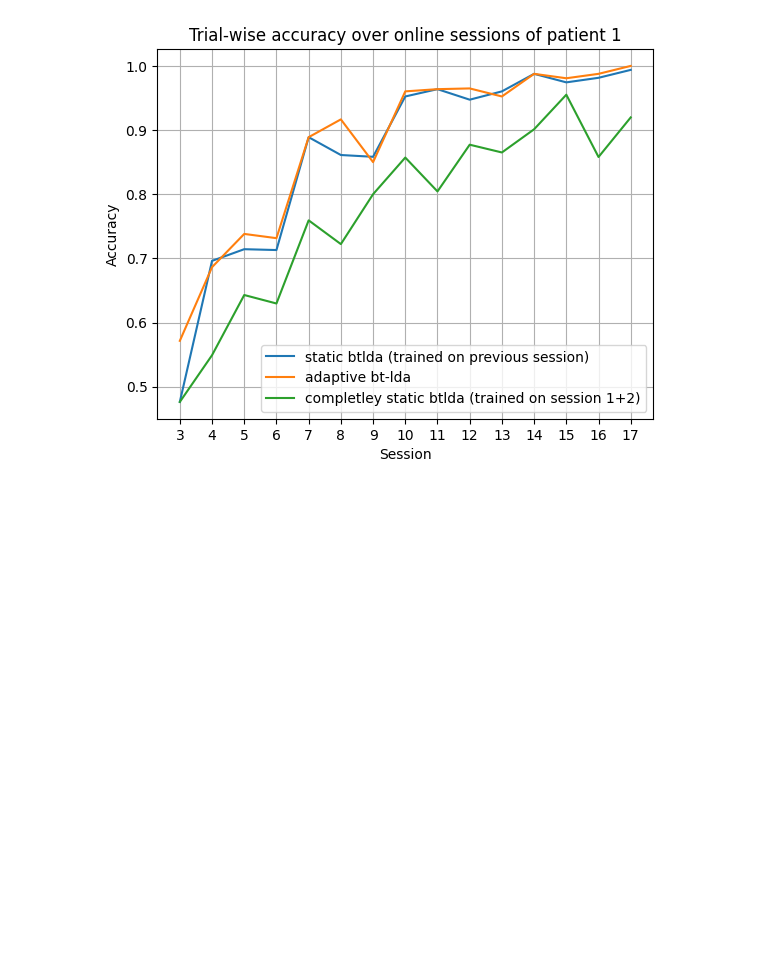
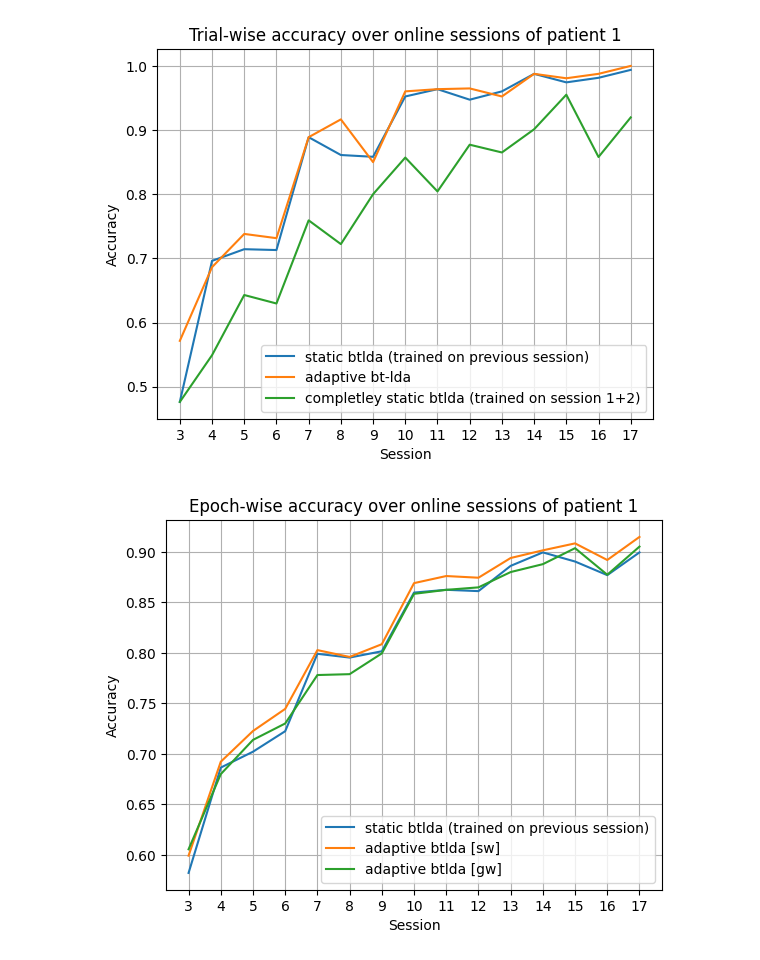
Before and after one commit to sozraheem/thesis_2025, a Jupyter notebook: ERP_analysis_code/patient_pipeline/results/results.ipynb, the cells around one changed output. Cells and saved outputs as stored; diff of their text form; code cells hidden in the pictures; blank space fills up the shorter version.

```diff
--- a/ERP_analysis_code/patient_pipeline/results/results.ipynb
+++ b/ERP_analysis_code/patient_pipeline/results/results.ipynb
@@ -15,5 +15,7 @@ with open('exp2_performances_p1.pkl', 'rb') as f:
     exp2_performances = pickle.load(f)
 with open('performances_p1_new.pkl', 'rb') as f:
     performances_new = pickle.load(f)
+with open('performances_p3_incomplete.pkl', 'rb') as f:
+    performances_p3_incomplete = pickle.load(f)
 # %%
 print(exp2_performances.keys())
@@ -127,3 +131,94 @@ plt.show()
 # %% [output]
 [figure]
 [figure]
+# %%
+with open('p1_exp3_performances.pkl', 'rb') as f:
+    p1_exp3_performances = pickle.load(f)
+# %%
+### Epoch-wise accuracy
+# static - trained on previous session
+ews_adaptive_gw_lda = np.zeros(15)
+ews_adaptive_gw_slda = np.zeros(15)
+ews_adaptive_gw_btlda = np.zeros(15)
+
+session = 3
+
+for i in range(15):
+    ews_adaptive_gw_lda[i] = p1_exp3_performances.get(f'exp3_p{session}_adaptive_gw').get('epoch-wise').get('lda')
+    ews_adaptive_gw_slda[i] = p1_exp3_performances.get(f'exp3_p{session}_adaptive_gw').get('epoch-wise').get('slda')
+    ews_adaptive_gw_btlda[i] = p1_exp3_performances.get(f'exp3_p{session}_adaptive_gw').get('epoch-wise').get('btlda')
+    session+=1
+
+### Trial-wise accuracy
+# adaptive - sliding window
+tws_adaptive_gw_lda = np.zeros(15)
+tws_adaptive_gw_slda = np.zeros(15)
+tws_adaptive_gw_btlda = np.zeros(15)
+
+session = 3
+
+for i in range(15):
+    tws_adaptive_gw_lda[i] = p1_exp3_performances.get(f'exp3_p{session}_adaptive_gw').get('trial-wise').get('lda')
+    tws_adaptive_gw_slda[i] = p1_exp3_performances.get(f'exp3_p{session}_adaptive_gw').get('trial-wise').get('slda')
+    tws_adaptive_gw_btlda[i] = p1_exp3_performances.get(f'exp3_p{session}_adaptive_gw').get('trial-wise').get('btlda')
+    session+=1
+
+
+# Plot 1: Epoch-wise acc of static lda vs slda vs btlda
+
+plt.figure()
+#
+#plt.plot(ews_static_lda, label="static lda", color="blue")
+#plt.plot(ews_static_slda, label="static slda")
+plt.plot(ews_static_btlda, label="static btlda (trained on previous session)")
+#
+#plt.plot(ews_adaptive_sw_lda, label="adaptive lda [sw]")
+#plt.plot(ews_adaptive_sw_slda, label="adaptive slda [sw]")
+plt.plot(ews_adaptive_sw_btlda, label="adaptive btlda [sw]")
+#
+#plt.plot(exp2_ews_static_lda, label="completely static lda", color="blue", linestyle="dashed")
+#plt.plot(exp2_ews_static_slda, label="completely static slda")
+#plt.plot(exp2_ews_static_btlda, label="completley static btlda (trained on session 1+2)")
+#
+#plt.plot(ews_adaptive_gw_lda, label="adaptive lda [gw]")
+#plt.plot(ews_adaptive_gw_slda, label="adaptive slda [gw]")
+plt.plot(ews_adaptive_gw_btlda, label="adaptive btlda [gw]")
+
+plt.title("Epoch-wise accuracy over online sessions of patient 1")
+plt.xlabel("Session")
+plt.ylabel("Accuracy")
+plt.grid()
+plt.xticks([0,1,2,3,4,5,6,7,8,9,10,11,12,13,14],[3,4,5,6,7,8,9,10,11,12,13,14,15,16,17])
+plt.legend()
+plt.legend()
+plt.show()
+
+# Plot 2: Trial-wise acc of static lda vs slda vs btlda
+
+plt.figure()
+#
+#plt.plot(tws_static_lda, label="static lda", color="blue")
+#plt.plot(tws_static_slda, label="static slda")
+plt.plot(tws_static_btlda, label="static btlda (trained on previous session)")
+#
+#plt.plot(tws_adaptive_sw_lda, label="adaptive lda [sw]")
+#plt.plot(tws_adaptive_sw_slda, label="adaptive slda [sw]")
+plt.plot(tws_adaptive_sw_btlda, label="adaptive btlda [sw]")
+#
+#plt.plot(exp2_tws_static_lda, label="completely static lda", color="blue", linestyle="dashed")
+#plt.plot(exp2_tws_static_slda, label="completely static slda")
+#plt.plot(exp2_tws_static_btlda, label="completley static btlda (trained on session 1+2)")
+#
+#plt.plot(tws_adaptive_gw_lda, label="adaptive lda [gw]")
+#plt.plot(tws_adaptive_gw_slda, label="adaptive slda [gw]")
+plt.plot(tws_adaptive_gw_btlda, label="adaptive btlda [gw]")
+#
+plt.title("Trial-wise accuracy over online sessions of patient 1")
+plt.xlabel("Session")
+plt.ylabel("Accuracy")
+plt.grid()
+plt.xticks([0,1,2,3,4,5,6,7,8,9,10,11,12,13,14],[3,4,5,6,7,8,9,10,11,12,13,14,15,16,17])
+plt.legend()
+plt.show()
+# %% [output]
+[figure, added]
```
Also changed, not shown: parts of 2 cells of this notebook, 12 other files.
